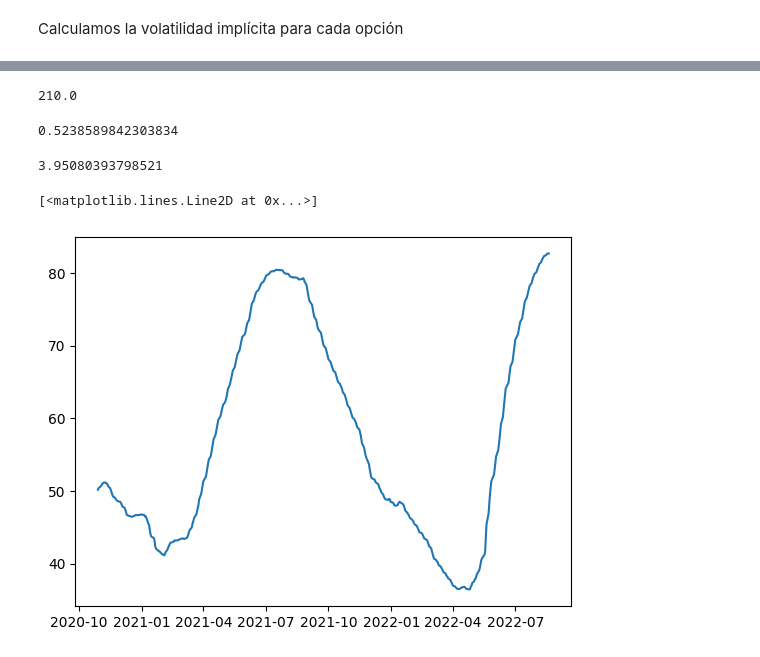
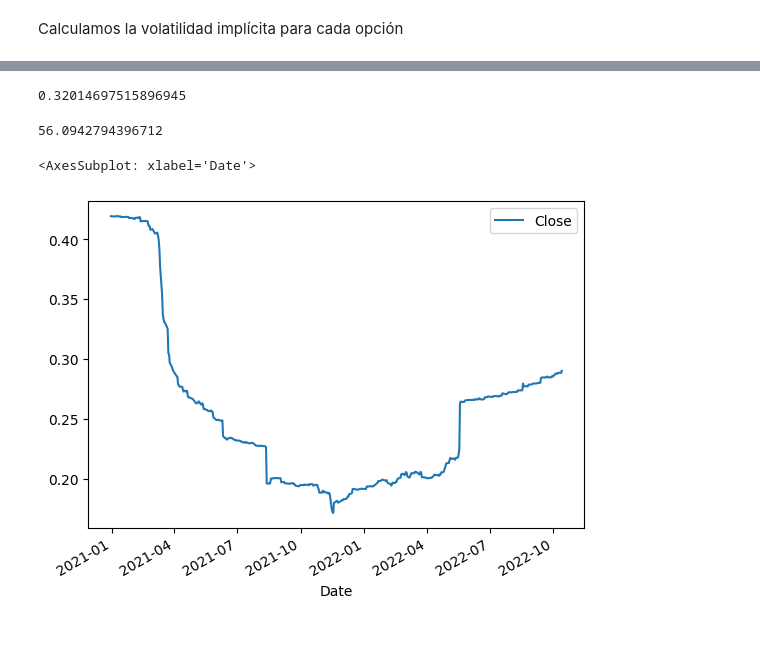
Before and after one commit to Ardark27/python_finance, a Jupyter notebook: 10_opciones/10_1_getdata.ipynb, the cells around one changed output, grey strips where cells are left out. Saved outputs shown, nothing was run; the diff lists cells and outputs as text; code cells hidden in the pictures.

```diff
--- a/10_opciones/10_1_getdata.ipynb
+++ b/10_opciones/10_1_getdata.ipynb
@@ -133,17 +169,15 @@ csco_opt_calls.to_excel("../data/csco_opt.xlsx", index=False)
 # %%
-days
+days = 252
-# %% [output]
-210.0
 # %%
-(csco_hist['Close'].pct_change().std())*np.sqrt(csco_hist.shape[0])
+(csco_hist['Close'].pct_change().std())*np.sqrt(days)
 # %% [output]
-0.5238589842303834
+0.32014697515896945
 # %%
 (csco_hist['Close'].rolling(int(days)).std()).mean()*np.sqrt(days)
 # %% [output]
-3.95080393798521
+56.0942794396712
 # %%
-plt.plot(csco_hist['Close'].rolling(int(days)).std()*np.sqrt(days))
+(csco_hist[['Close']].pct_change().rolling(days).std()*np.sqrt(days)).plot()
 # %% [output]
-[<matplotlib.lines.Line2D at 0x...>]
+<AxesSubplot: xlabel='Date'>
-[figure, old version]
+[figure, new version]
```
Also changed, not shown: parts of 14 cells of this notebook, 4 other files.
